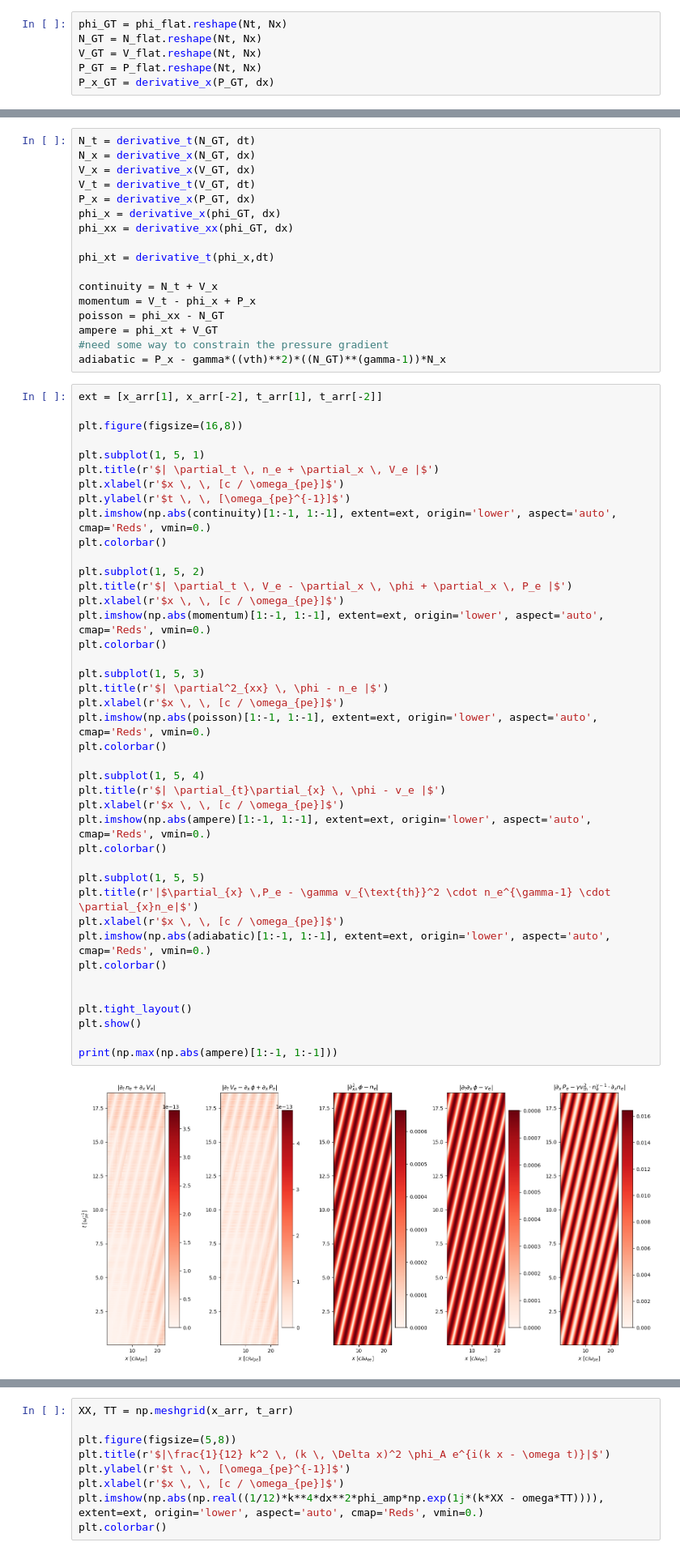
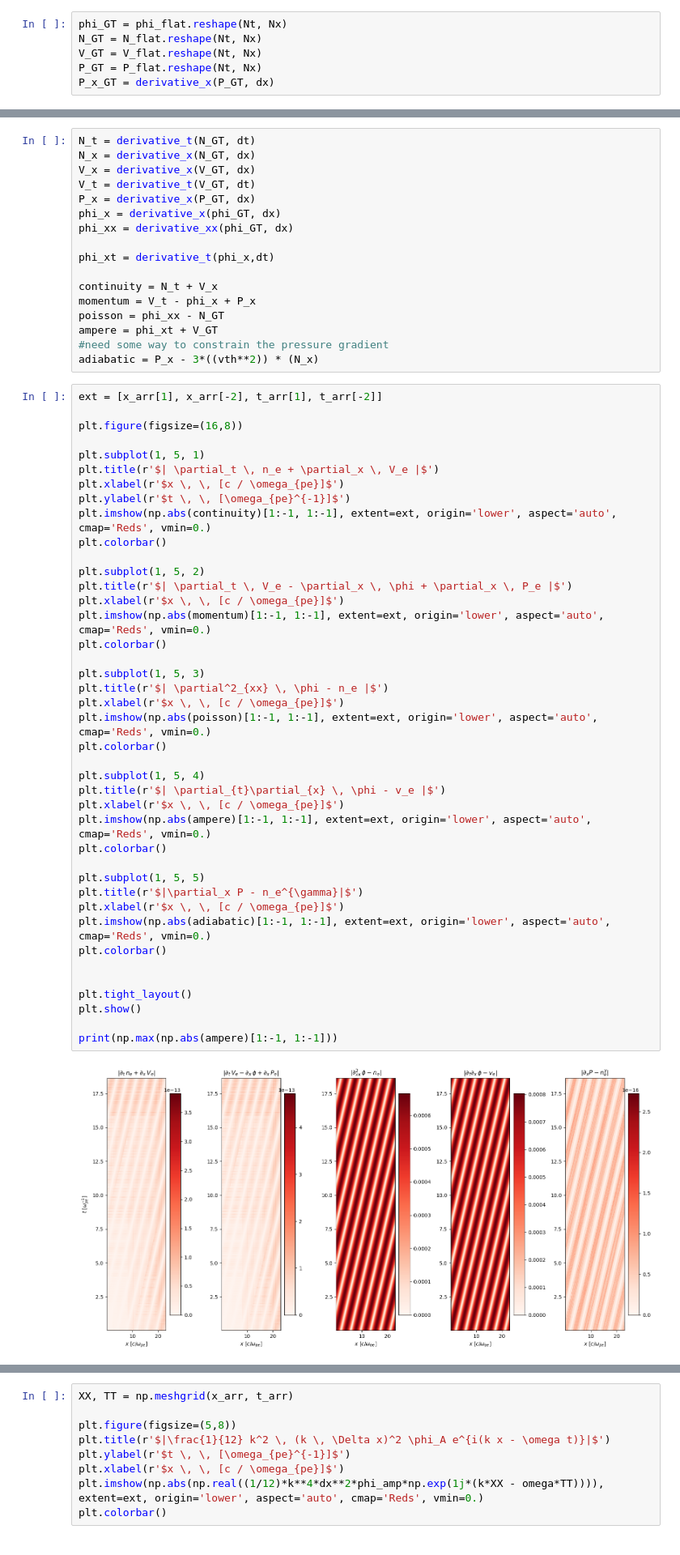
Before and after one commit to amoozing2539/Plasma_PINNS, a Jupyter notebook: PINN_Langmuir_Zack_UPDATED.ipynb, the cells around one changed output, grey strips where cells are left out. Shown at 81% size. Cells and saved outputs as stored; diff of their text form.

Commit message:
added adiabatic constraint and greatly improved grad(P) PINN reconstruction

```diff
--- a/PINN_Langmuir_Zack_UPDATED.ipynb
+++ b/PINN_Langmuir_Zack_UPDATED.ipynb
@@ -365,7 +365,7 @@ momentum = V_t - phi_x + P_x
 poisson = phi_xx - N_GT
 ampere = phi_xt + V_GT
 #need some way to constrain the pressure gradient
-adiabatic = P_x - gamma*((vth)**2)*((N_GT)**(gamma-1))*N_x
+adiabatic = P_x - 3*((vth**2)) * (N_x)
 # %%
 ext = [x_arr[1], x_arr[-2], t_arr[1], t_arr[-2]]
 
@@ -380,35 +380,35 @@ plt.colorbar()
 
 plt.subplot(1, 5, 2)
 plt.title(r'$| \partial_t \, V_e - \partial_x \, \phi + \partial_x \, P_e |$')
 plt.xlabel(r'$x \, \, [c / \omega_{pe}]$')
 plt.imshow(np.abs(momentum)[1:-1, 1:-1], extent=ext, origin='lower', aspect='auto', cmap='Reds', vmin=0.)
 plt.colorbar()
 
 plt.subplot(1, 5, 3)
 plt.title(r'$| \partial^2_{xx} \, \phi - n_e |$')
 plt.xlabel(r'$x \, \, [c / \omega_{pe}]$')
 plt.imshow(np.abs(poisson)[1:-1, 1:-1], extent=ext, origin='lower', aspect='auto', cmap='Reds', vmin=0.)
 plt.colorbar()
 
 plt.subplot(1, 5, 4)
 plt.title(r'$| \partial_{t}\partial_{x} \, \phi - v_e |$')
 plt.xlabel(r'$x \, \, [c / \omega_{pe}]$')
 plt.imshow(np.abs(ampere)[1:-1, 1:-1], extent=ext, origin='lower', aspect='auto', cmap='Reds', vmin=0.)
 plt.colorbar()
 
 plt.subplot(1, 5, 5)
-plt.title(r'|$\partial_{x} \,P_e - \gamma v_{\text{th}}^2 \cdot n_e^{\gamma-1} \cdot \partial_{x}n_e|$')
+plt.title(r'$|\partial_x P - n_e^{\gamma}|$')
 plt.xlabel(r'$x \, \, [c / \omega_{pe}]$')
 plt.imshow(np.abs(adiabatic)[1:-1, 1:-1], extent=ext, origin='lower', aspect='auto', cmap='Reds', vmin=0.)
 plt.colorbar()
 
 
 plt.tight_layout()
 plt.show()
 
 print(np.max(np.abs(ampere)[1:-1, 1:-1]))
 # %% [output]
-[figure, old version]
+[figure, new version]
 0.0008028141407473433
 # %%
 XX, TT = np.meshgrid(x_arr, t_arr)
```
Also changed, not shown: parts of 16 cells of this notebook, 1 other file.
